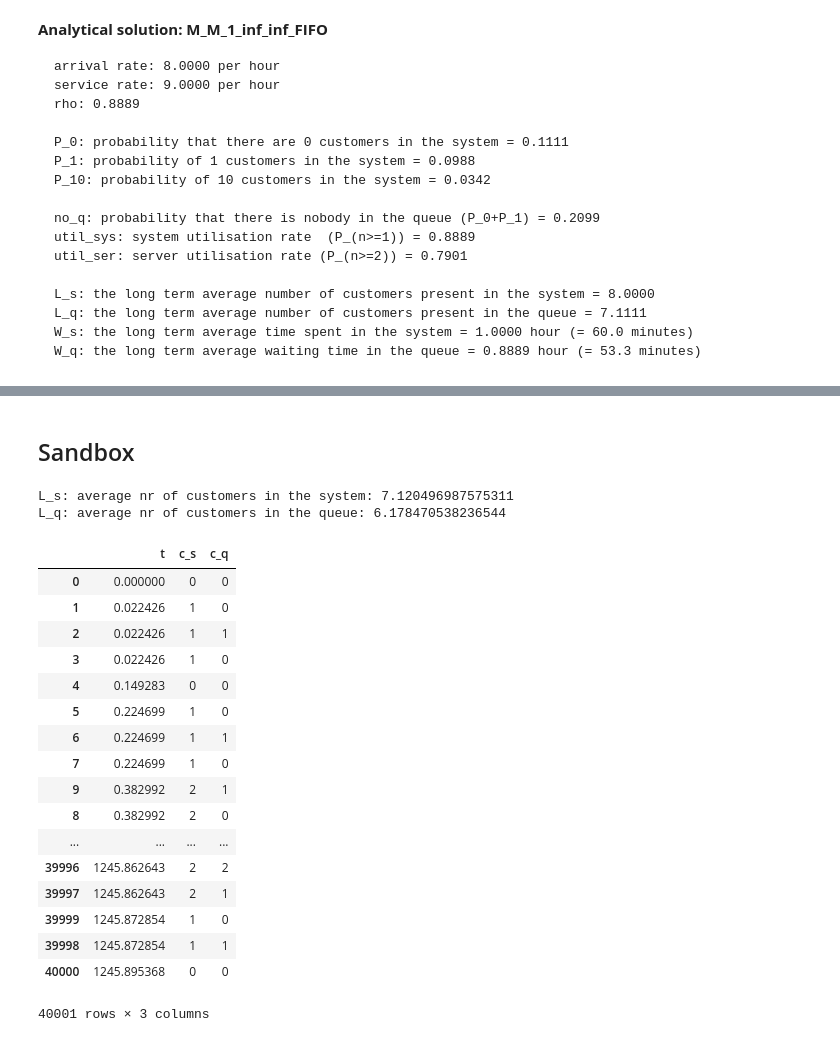
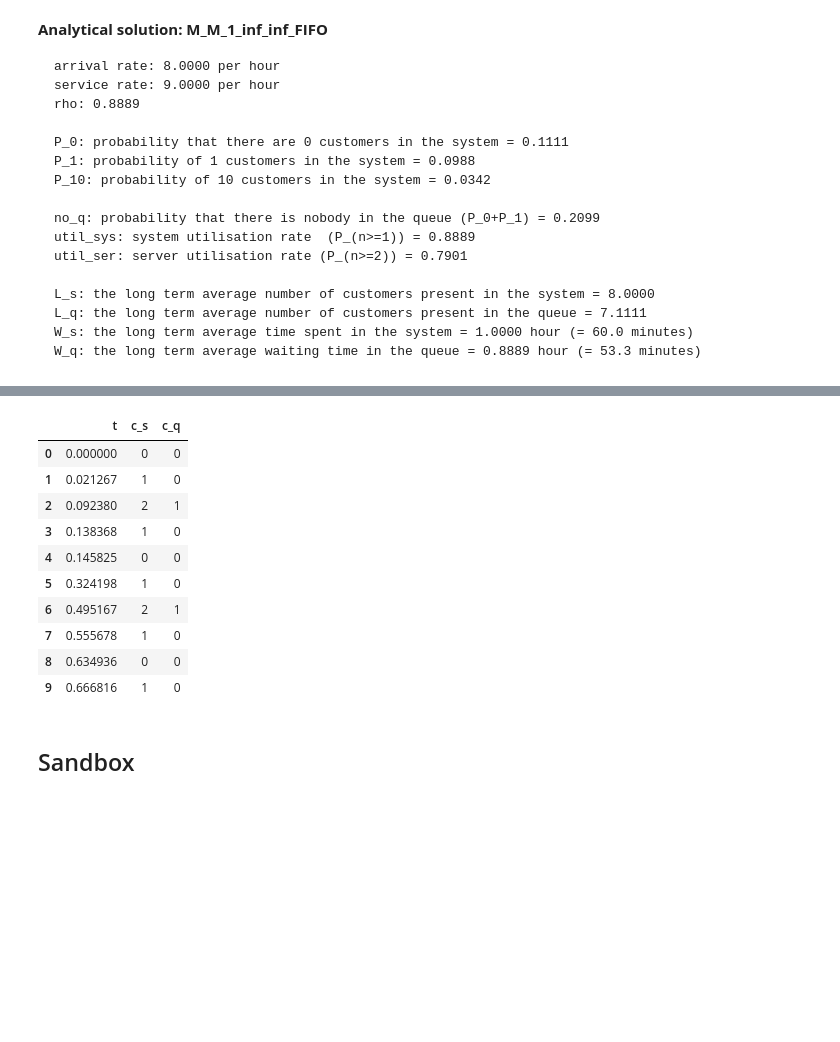
Before and after one commit to TUDelft-CITG/OpenQTSim, a Jupyter notebook: notebooks/Queueing theory - M M 1 example.ipynb, the cells around one changed output, grey strips where cells are left out. Drawn from its saved outputs; the diff is of its cells as text; code cells hidden in the pictures; blank space fills up the shorter version.

```diff
--- a/notebooks/Queueing theory - M M 1 example.ipynb
+++ b/notebooks/Queueing theory - M M 1 example.ipynb
@@ -100,2 +102,16 @@ ax.legend(loc='upper right')
+# %%
+df_sys.head(10)
+# %% [output]
+|  | t | c_s | c_q |
+| 0 | 0.000000 | 0 | 0 |
+| 1 | 0.021267 | 1 | 0 |
+| 2 | 0.092380 | 2 | 1 |
+| 3 | 0.138368 | 1 | 0 |
+| 4 | 0.145825 | 0 | 0 |
+| 5 | 0.324198 | 1 | 0 |
+| 6 | 0.495167 | 2 | 1 |
+| 7 | 0.555678 | 1 | 0 |
+| 8 | 0.634936 | 0 | 0 |
+| 9 | 0.666816 | 1 | 0 |
 # %% [markdown]
 ## Sandbox
@@ -112,27 +117,0 @@ df_sys = df_sys.sort_values(by=['t'], ascending=[True])
-# %%
-print('L_s: average nr of customers in the system: {}'.format(np.mean(df_sys['c_s'])))
-print('L_q: average nr of customers in the queue: {}'.format(np.mean(df_sys['c_q'])))
-# %% [output]
-L_s: average nr of customers in the system: 7.120496987575311
-L_q: average nr of customers in the queue: 6.178470538236544
-# %%
-df_sys
-# %% [output]
-|  | t | c_s | c_q |
-| 0 | 0.000000 | 0 | 0 |
-| 1 | 0.022426 | 1 | 0 |
-| 2 | 0.022426 | 1 | 1 |
-| 3 | 0.022426 | 1 | 0 |
-| 4 | 0.149283 | 0 | 0 |
-| 5 | 0.224699 | 1 | 0 |
-| 6 | 0.224699 | 1 | 1 |
-| 7 | 0.224699 | 1 | 0 |
-| 9 | 0.382992 | 2 | 1 |
-| 8 | 0.382992 | 2 | 0 |
-| ... | ... | ... | ... |
-| 39996 | 1245.862643 | 2 | 2 |
-| 39997 | 1245.862643 | 2 | 1 |
-| 39999 | 1245.872854 | 1 | 0 |
-| 39998 | 1245.872854 | 1 | 1 |
-| 40000 | 1245.895368 | 0 | 0 |
-40001 rows × 3 columns
```
Also changed, not shown: parts of 9 cells of this notebook, 3 other files.
